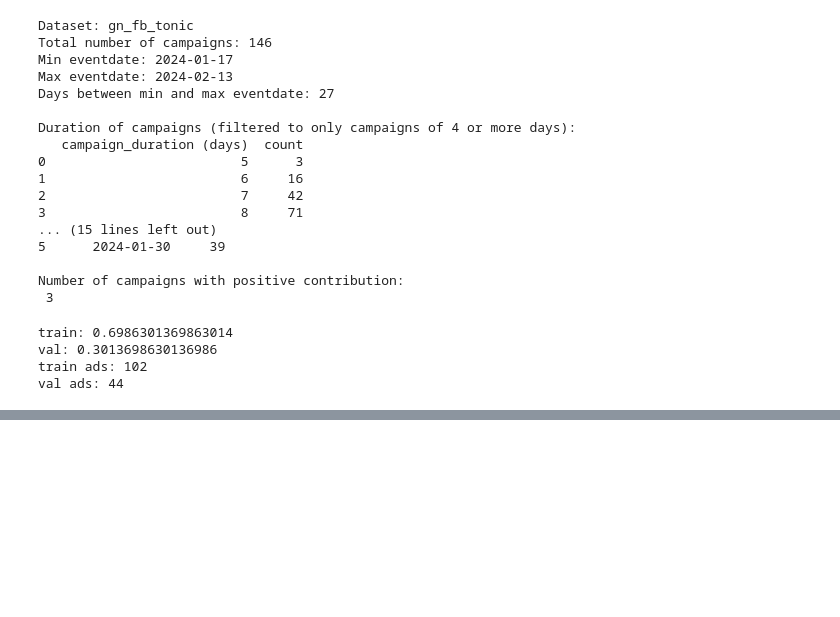
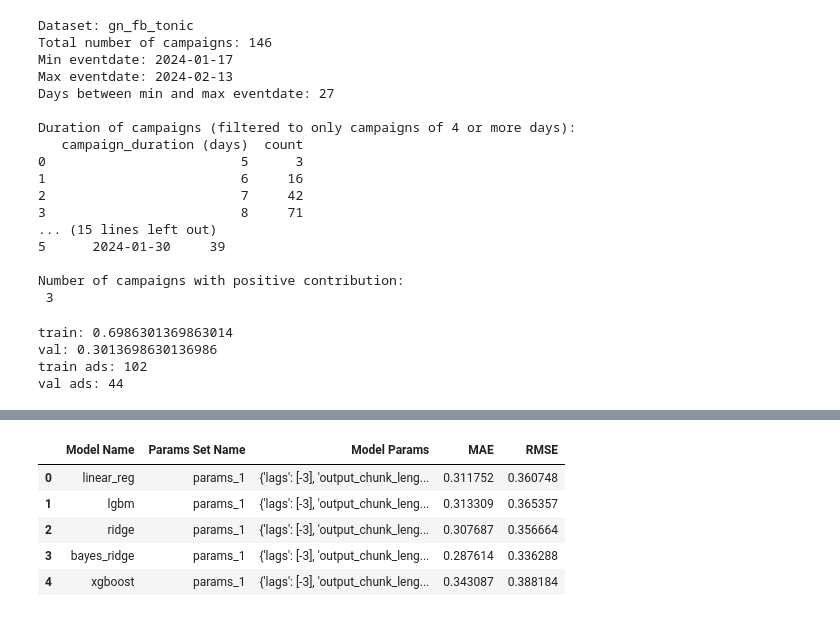
Before and after one commit to rfmanz/campaign_value_prediction, a Jupyter notebook: run.ipynb, the cells around one changed output, grey strips where cells are left out. Drawn from its saved outputs; the diff is of its cells as text; code cells hidden in the pictures; blank space fills up the shorter version.

```diff
--- a/run.ipynb
+++ b/run.ipynb
@@ -517,0 +575,9 @@ metrics_df
+# %%
+metrics_df
+# %% [output]
+|  | Model Name | Params Set Name | Model Params | MAE | RMSE |
+| 0 | linear_reg | params_1 | {'lags': [-3], 'output_chunk_leng... | 0.311752 | 0.360748 |
+| 1 | lgbm | params_1 | {'lags': [-3], 'output_chunk_leng... | 0.313309 | 0.365357 |
+| 2 | ridge | params_1 | {'lags': [-3], 'output_chunk_leng... | 0.307687 | 0.356664 |
+| 3 | bayes_ridge | params_1 | {'lags': [-3], 'output_chunk_leng... | 0.287614 | 0.336288 |
+| 4 | xgboost | params_1 | {'lags': [-3], 'output_chunk_leng... | 0.343087 | 0.388184 |
```
Also changed, not shown: parts of 10 cells of this notebook, 22 other files.
